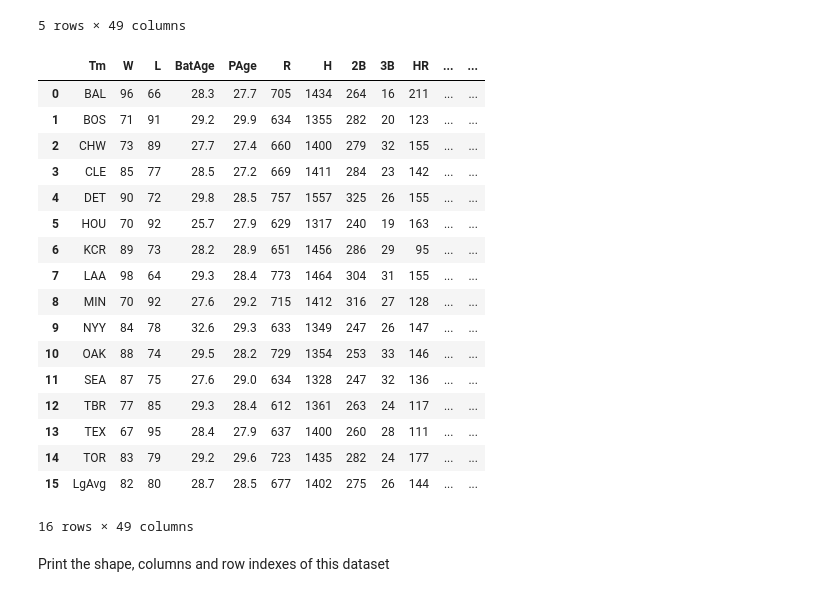
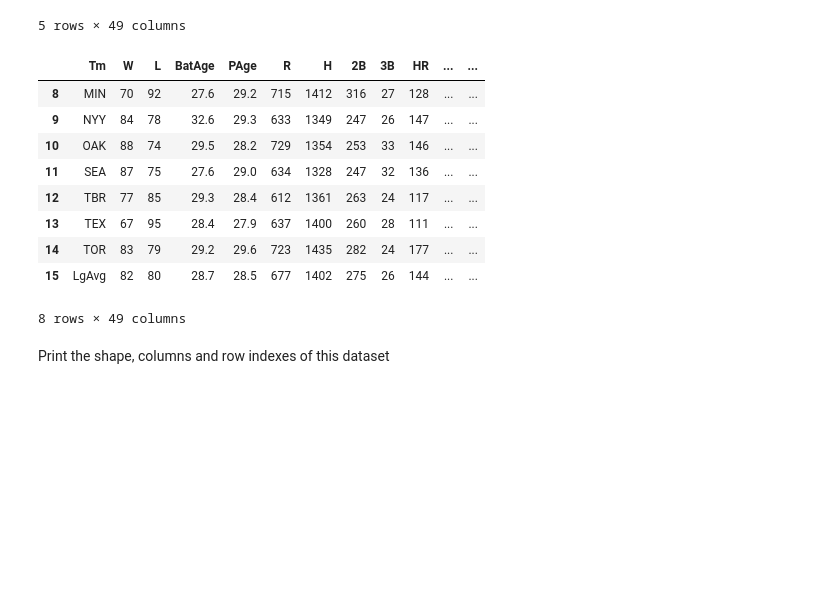
Before and after one commit to True-North-Intelligent-Algorithms/intro-to-data-analysis, a Jupyter notebook: docs/20_data_wrangling/25_Pandas.ipynb, the cells around one changed output. Cells and saved outputs as stored; diff of their text form; code cells hidden in the pictures; blank space fills up the shorter version.

```diff
--- a/docs/20_data_wrangling/25_Pandas.ipynb
+++ b/docs/20_data_wrangling/25_Pandas.ipynb
@@ -21,17 +31,9 @@ display(df.head())
 | 4 | DET | 90 | 72 | 29.8 | 28.5 | 757 | 1557 | 325 | 26 | 155 | ... | ... |
 5 rows × 49 columns
 # %%
-df
+df.tail(8)
 # %% [output]
 |  | Tm | W | L | BatAge | PAge | R | H | 2B | 3B | HR | ... | ... |
-| 0 | BAL | 96 | 66 | 28.3 | 27.7 | 705 | 1434 | 264 | 16 | 211 | ... | ... |
-| 1 | BOS | 71 | 91 | 29.2 | 29.9 | 634 | 1355 | 282 | 20 | 123 | ... | ... |
-| 2 | CHW | 73 | 89 | 27.7 | 27.4 | 660 | 1400 | 279 | 32 | 155 | ... | ... |
-| 3 | CLE | 85 | 77 | 28.5 | 27.2 | 669 | 1411 | 284 | 23 | 142 | ... | ... |
-| 4 | DET | 90 | 72 | 29.8 | 28.5 | 757 | 1557 | 325 | 26 | 155 | ... | ... |
-| 5 | HOU | 70 | 92 | 25.7 | 27.9 | 629 | 1317 | 240 | 19 | 163 | ... | ... |
-| 6 | KCR | 89 | 73 | 28.2 | 28.9 | 651 | 1456 | 286 | 29 | 95 | ... | ... |
-| 7 | LAA | 98 | 64 | 29.3 | 28.4 | 773 | 1464 | 304 | 31 | 155 | ... | ... |
 | 8 | MIN | 70 | 92 | 27.6 | 29.2 | 715 | 1412 | 316 | 27 | 128 | ... | ... |
 | 9 | NYY | 84 | 78 | 32.6 | 29.3 | 633 | 1349 | 247 | 26 | 147 | ... | ... |
 | 10 | OAK | 88 | 74 | 29.5 | 28.2 | 729 | 1354 | 253 | 33 | 146 | ... | ... |
@@ -40,7 +42,7 @@ df
 | 13 | TEX | 67 | 95 | 28.4 | 27.9 | 637 | 1400 | 260 | 28 | 111 | ... | ... |
 | 14 | TOR | 83 | 79 | 29.2 | 29.6 | 723 | 1435 | 282 | 24 | 177 | ... | ... |
 | 15 | LgAvg | 82 | 80 | 28.7 | 28.5 | 677 | 1402 | 275 | 26 | 144 | ... | ... |
-16 rows × 49 columns
+8 rows × 49 columns
 # %% [markdown]
 Print the shape, columns and row indexes of this dataset
 # %%
```
Also changed, not shown: parts of 12 cells of this notebook, 11 other files.
